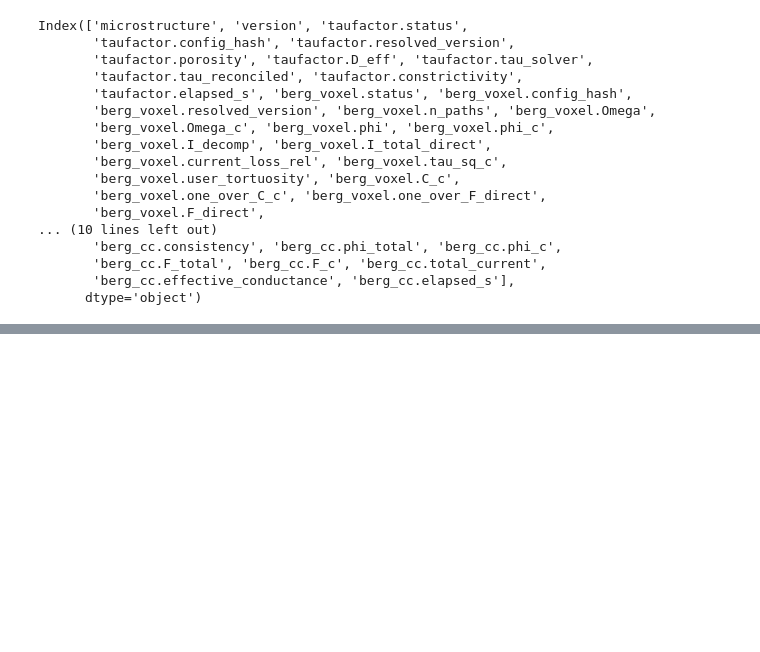
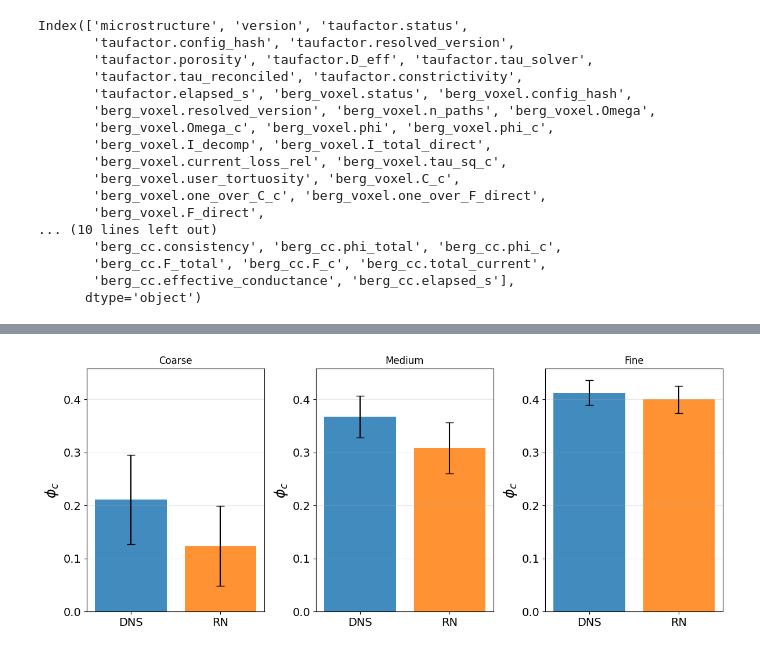
Before and after one commit to rochan17/Constrictivity, a Jupyter notebook: analysis/notebooks/all_TRACE.ipynb, the cells around one changed output, grey strips where cells are left out. Saved outputs shown, nothing was run; the diff lists cells and outputs as text; code cells hidden in the pictures; blank space fills up the shorter version.

```diff
--- a/analysis/notebooks/all_TRACE.ipynb
+++ b/analysis/notebooks/all_TRACE.ipynb
@@ -164,0 +147,95 @@ pd.Series(result["baseline"]).to_frame("baseline").join(
+# %%
+data_working = all_runs.loc[
+    all_runs.groupby("microstructure")["version"].idxmax()
+].sort_values("microstructure").reset_index(drop=True)
+# %%
+plot_data = data_working.copy()
+plot_data["type"] = plot_data["microstructure"].str.split("_", n=1).str[0]
+
+
+plot_data['DNS Time(s)'] = plot_data["taufactor.elapsed_s"]
+plot_data['RN Time(s)'] = plot_data["berg_cc.elapsed_s"]
+
+plot_data["DNS sigma_eff"] = plot_data["taufactor.D_eff"]
+plot_data["RN sigma_eff"] = 1 / plot_data["berg_cc.F_c"]
+
+plot_data["DNS tortuosity²"] = plot_data["taufactor.tau_reconciled"] ** 2
+plot_data["RN tortuosity²"] = 1 / plot_data["berg_cc.tau_sq_c"]
+
+plot_data["DNS constrictivity"] = plot_data["taufactor.constrictivity"]
+plot_data["RN constrictivity"] = 1 / plot_data["berg_cc.C_c"]
+
+plot_data["DNS phi_c"] = plot_data["taufactor.porosity"]
+plot_data["RN phi_c"] = plot_data["berg_cc.phi_c"]
+
+
+for values, ylabel in [
+
+    (
+            ["DNS phi_c", "RN phi_c"],
+            r"$\phi_c$",
+        ),
+
+    (
+        ["DNS Time(s)", "RN Time(s)"],
+        "Computation Time (s)",
+    ),
+
+    (
+            ["DNS sigma_eff", "RN sigma_eff"],
+            r"$\sigma_{eff}$",
+        ),
+    (
+        ["DNS tortuosity²", "RN tortuosity²"],
+        r"$\tau^2$",
+    ),
+    (
+        ["DNS constrictivity", "RN constrictivity"],
+        "Constrictivity",
+    ),
+]:
+    is_time = "Computation Time" in ylabel
+
+    # time: summarise in log space; everything else: as before
+    data = np.log(plot_data[values]) if is_time else plot_data[values]
+    order = ["Coarse", "Medium", "Fine"]
+    summary = data.groupby(plot_data["type"]).agg(["mean", "std"]).reindex(order)
+
+    fig, axes = plt.subplots(1, 3, figsize=(12, 5),sharey=True)
+
+    for ax, t in zip(axes, order):
+        mu = summary.loc[t, (values, "mean")].to_numpy()
+        sd = summary.loc[t, (values, "std")].to_numpy()
+
+        if is_time:
+            gm, gsd = np.exp(mu), np.exp(sd)           # geometric mean, multiplicative SD
+            heights = gm
+            yerr = np.vstack([gm - gm / gsd, gm * gsd - gm])   # asymmetric: ÷ and ×
+        else:
+            heights, yerr = mu, sd
+
+        ax.bar(["DNS", "RN"], heights, yerr=yerr, capsize=5,
+               color=["tab:blue", "tab:orange"], alpha=0.85)
+
+        for h in axes:
+            h.tick_params(labelleft=True)
+
+        # # overlay raw runs so the spread is visible, not just summarised
+        # for i, col in enumerate(values):
+        #     pts = plot_data.loc[plot_data["type"] == t, col].to_numpy()
+        #     ax.scatter(i + np.random.uniform(-0.12, 0.12, len(pts)), pts,
+        #                color="k", s=12, zorder=3)
+
+        ax.set_title(t)
+        ax.set_ylabel(ylabel,fontsize=18)
+        ax.set_xticks(range(len(["DNS", "RN"])))
+        ax.set_xticklabels(["DNS", "RN"], fontsize=14)
+        ax.set_yticklabels(ax.get_yticks().round(2), fontsize=14)
+        ax.grid(axis="y", alpha=0.3)
+        if is_time:
+            ax.set_yscale("log")
+
+    plt.tight_layout()
+    plt.show()
+# %% [output]
+[figure, added]
```
Also changed, not shown: parts of 20 cells of this notebook, 17 other files.
